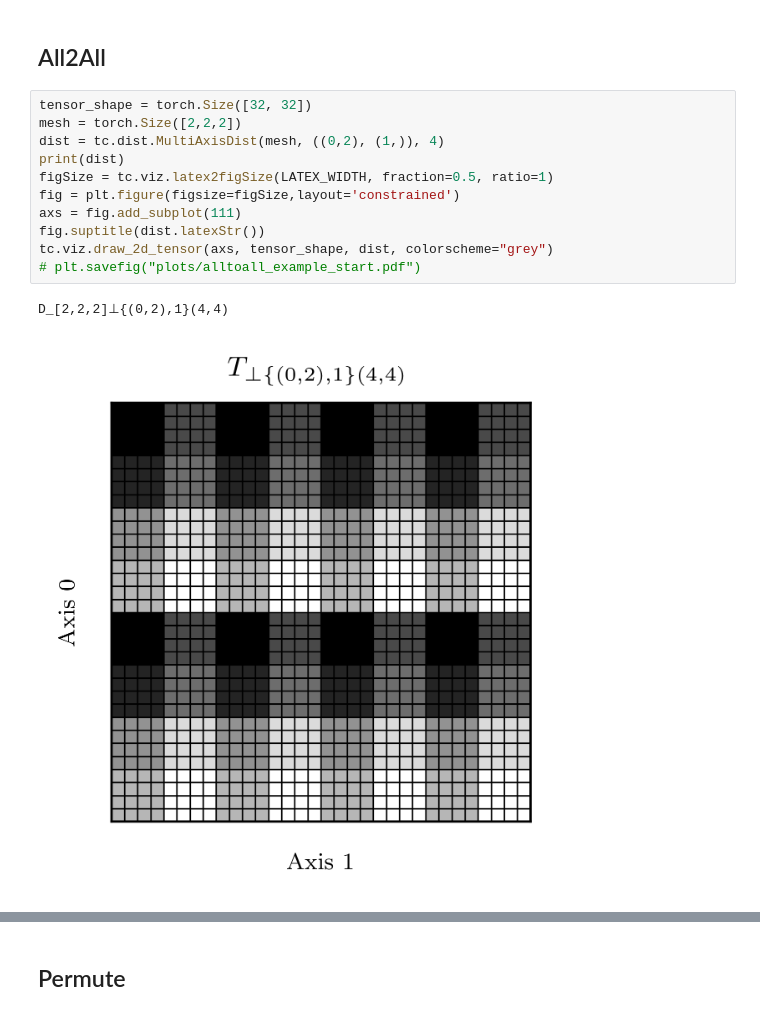
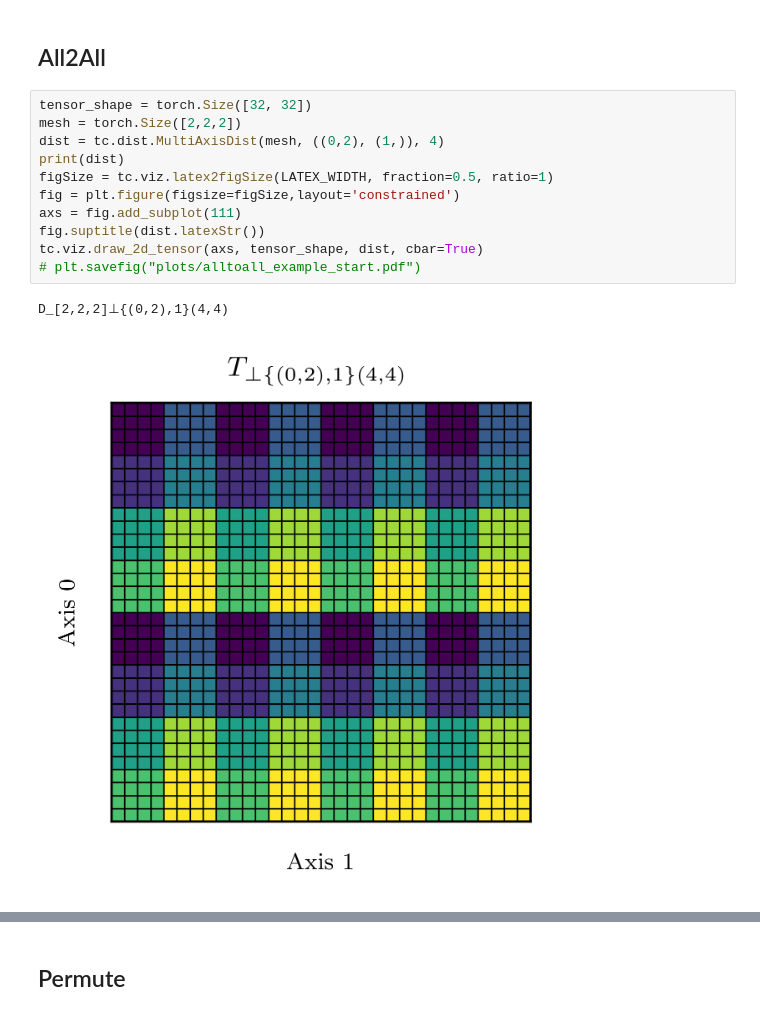
Before and after one commit to Helmholtz-AI-Energy/tensorcraft, a Jupyter notebook: notebooks/redistributions.ipynb, the cells around one changed output, grey strips where cells are left out. Saved outputs shown, nothing was run; the diff lists cells and outputs as text.

```diff
--- a/notebooks/redistributions.ipynb
+++ b/notebooks/redistributions.ipynb
@@ -150,17 +147,17 @@ fig.suptitle(new_dist.latexStr())
 # %%
 tensor_shape = torch.Size([32, 32])
 mesh = torch.Size([2,2,2])
 dist = tc.dist.MultiAxisDist(mesh, ((0,2), (1,)), 4)
 print(dist)
 figSize = tc.viz.latex2figSize(LATEX_WIDTH, fraction=0.5, ratio=1)
 fig = plt.figure(figsize=figSize,layout='constrained')
 axs = fig.add_subplot(111)
 fig.suptitle(dist.latexStr())
-tc.viz.draw_2d_tensor(axs, tensor_shape, dist, colorscheme="grey")
+tc.viz.draw_2d_tensor(axs, tensor_shape, dist, cbar=True)
 # plt.savefig("plots/alltoall_example_start.pdf")
 # %% [output]
 D_[2,2,2]⊥{(0,2),1}(4,4)
-[figure, old version]
+[figure, new version]
 # %%
 figSize = tc.viz.latex2figSize(LATEX_WIDTH, fraction=1, ratio=2)
 fig = plt.figure(figsize=figSize,layout='constrained')
```
Also changed, not shown: parts of 12 cells of this notebook, 8 other files.
